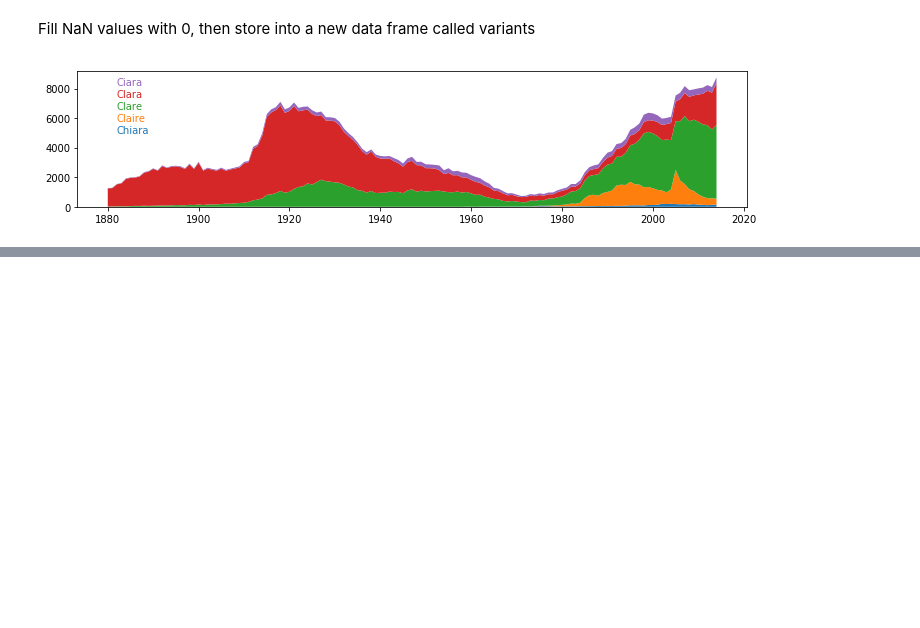
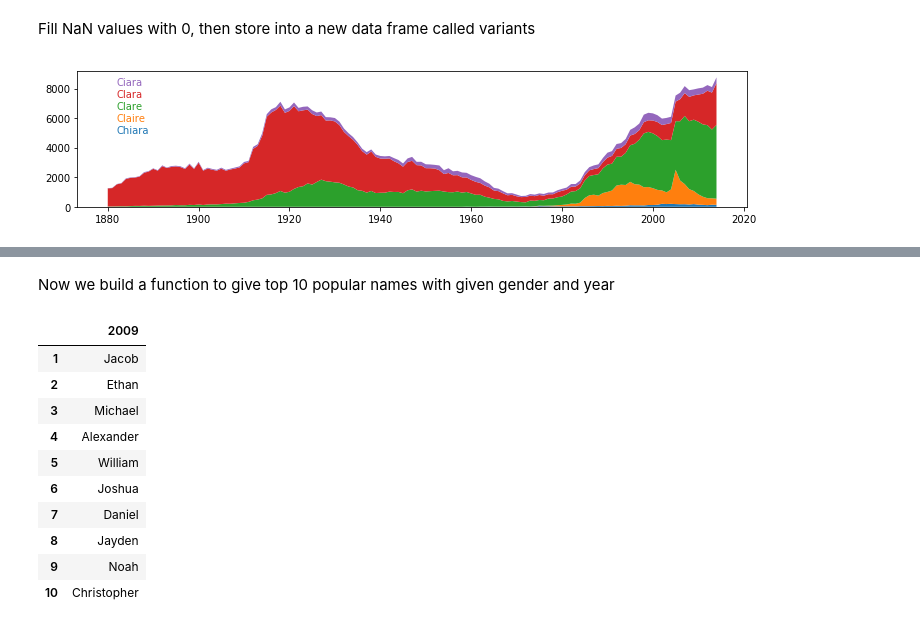
Before and after one commit to yuwei-jacque-wang/Learn, a Jupyter notebook: Python_Data_Analysis_MV/BabyName_w_Pandas/BabyName_w_Pandas.ipynb, the cells around one changed output, grey strips where cells are left out. Saved outputs shown, nothing was run; the diff lists cells and outputs as text; code cells hidden in the pictures; blank space fills up the shorter version.

```diff
--- a/Python_Data_Analysis_MV/BabyName_w_Pandas/BabyName_w_Pandas.ipynb
+++ b/Python_Data_Analysis_MV/BabyName_w_Pandas/BabyName_w_Pandas.ipynb
@@ -181,0 +212,24 @@ for i,name in enumerate(names):
+# %% [markdown]
+Now we build a function to give top 10 popular names with given gender and year
+# %%
+def topten(sex, year):
+    simple = allyears_indexed.loc[sex, :, year].sort_values('number',ascending=False)
+    simple = simple.reset_index().drop(['sex', 'year', 'number'], axis=1).head(10)
+
+    simple.columns = [year]    #set name for column as year
+    simple.index = simple.index + 1  #set index to start from 1 instead of 10 (default)
+    return simple
+
+topten('M', 2009)
+# %% [output]
+|  | 2009 |
+| 1 | Jacob |
+| 2 | Ethan |
+| 3 | Michael |
+| 4 | Alexander |
+| 5 | William |
+| 6 | Joshua |
+| 7 | Daniel |
+| 8 | Jayden |
+| 9 | Noah |
+| 10 | Christopher |
```
Also changed, not shown: parts of 20 cells of this notebook.
